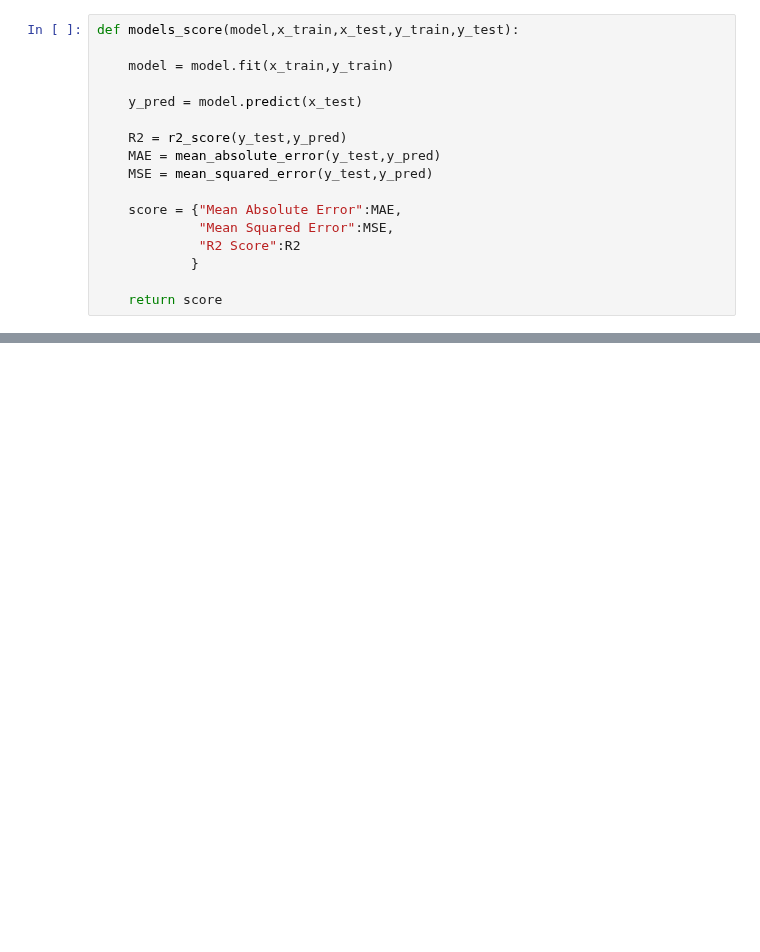
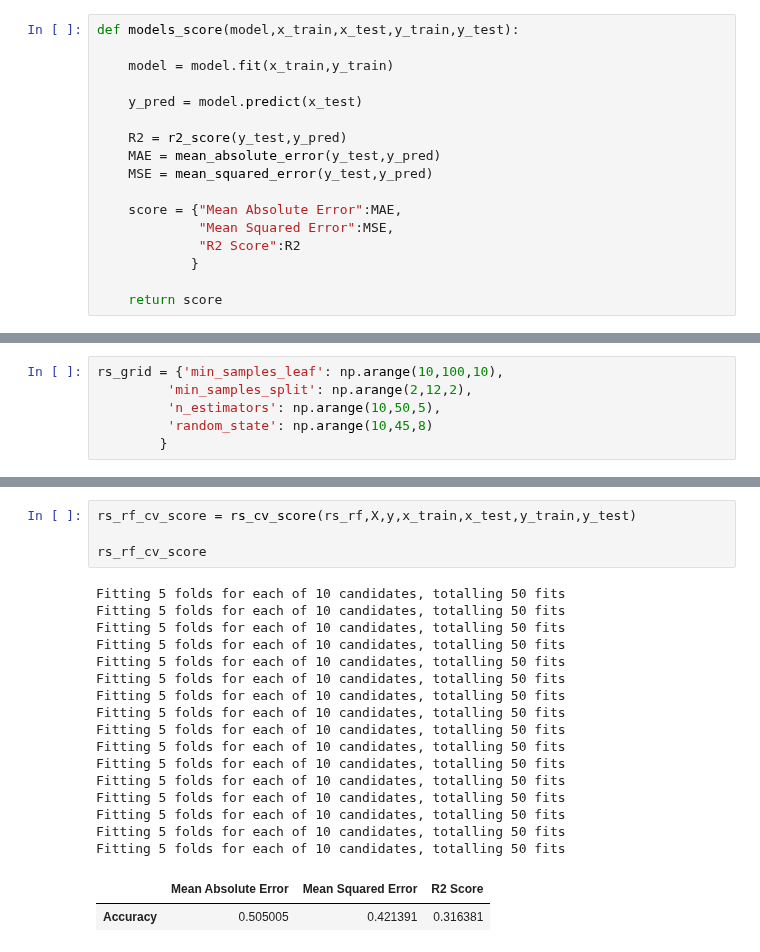
Before and after one commit to shamimsikder/ML-Exercises, a Jupyter notebook: Exercise Project/Wine Quality Prediction Using Regression Models.ipynb, the cells around one changed output, grey strips where cells are left out. Saved outputs shown, nothing was run; the diff lists cells and outputs as text; blank space fills up the shorter version.

```diff
--- a/Exercise Project/Wine Quality Prediction Using Regression Models.ipynb
+++ b/Exercise Project/Wine Quality Prediction Using Regression Models.ipynb
@@ -260,0 +261,6 @@ Linear_Reg_score.T.plot.bar(figsize=(15,10));
+# %%
+rs_grid = {'min_samples_leaf': np.arange(10,100,10),
+         'min_samples_split': np.arange(2,12,2),
+         'n_estimators': np.arange(10,50,5),
+         'random_state': np.arange(10,45,8)
+        }
@@ -260,0 +324,23 @@ Linear_Reg_score.T.plot.bar(figsize=(15,10));
+# %%
+rs_rf_cv_score = rs_cv_score(rs_rf,X,y,x_train,x_test,y_train,y_test)
+
+rs_rf_cv_score
+# %% [output]
+Fitting 5 folds for each of 10 candidates, totalling 50 fits
+Fitting 5 folds for each of 10 candidates, totalling 50 fits
+Fitting 5 folds for each of 10 candidates, totalling 50 fits
+Fitting 5 folds for each of 10 candidates, totalling 50 fits
+Fitting 5 folds for each of 10 candidates, totalling 50 fits
+Fitting 5 folds for each of 10 candidates, totalling 50 fits
+Fitting 5 folds for each of 10 candidates, totalling 50 fits
+Fitting 5 folds for each of 10 candidates, totalling 50 fits
+Fitting 5 folds for each of 10 candidates, totalling 50 fits
+Fitting 5 folds for each of 10 candidates, totalling 50 fits
+Fitting 5 folds for each of 10 candidates, totalling 50 fits
+Fitting 5 folds for each of 10 candidates, totalling 50 fits
+Fitting 5 folds for each of 10 candidates, totalling 50 fits
+Fitting 5 folds for each of 10 candidates, totalling 50 fits
+Fitting 5 folds for each of 10 candidates, totalling 50 fits
+Fitting 5 folds for each of 10 candidates, totalling 50 fits
+|  | Mean Absolute Error | Mean Squared Error | R2 Score |
+| Accuracy | 0.505005 | 0.421391 | 0.316381 |
```
Also changed, not shown: parts of 17 cells of this notebook.
